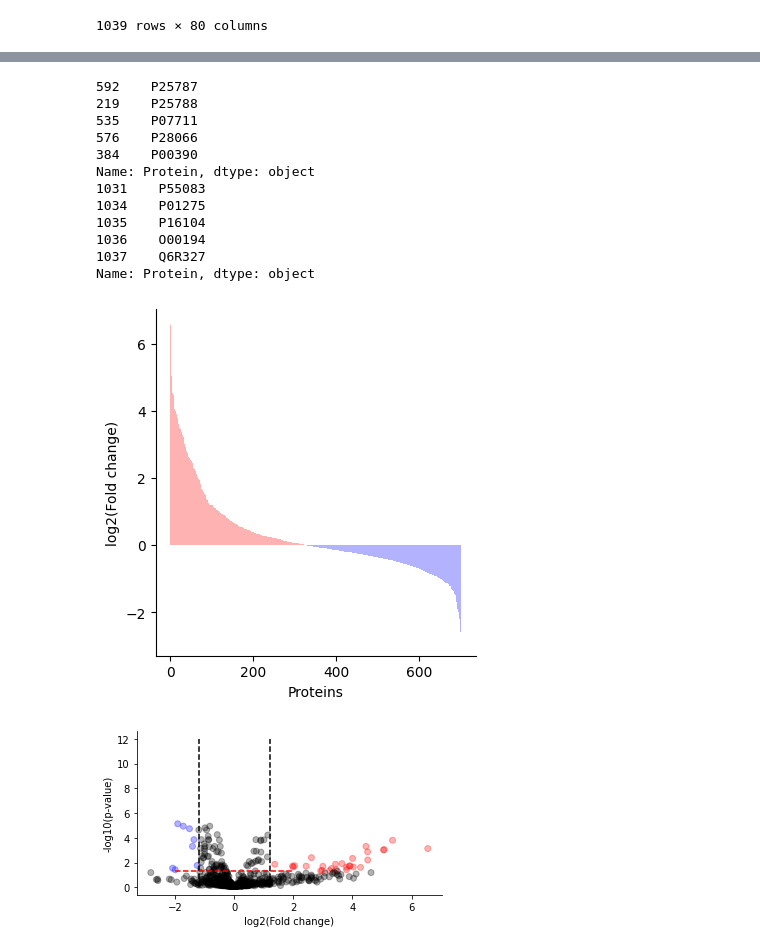
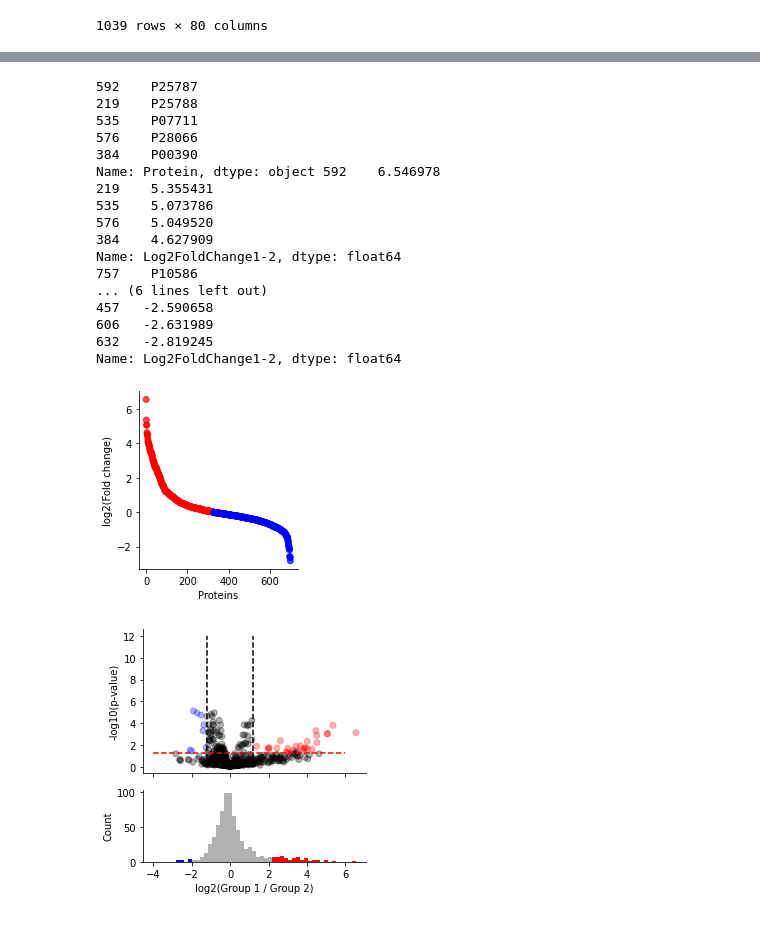
Before and after one commit to ErikHartman/sepsis-ml, a Jupyter notebook: src/general.ipynb, the cells around one changed output, grey strips where cells are left out. Cells and saved outputs as stored; diff of their text form; code cells hidden in the pictures.

```diff
--- a/src/general.ipynb
+++ b/src/general.ipynb
@@ -217,58 +226,68 @@ plt.tight_layout()
 # %%
 compare_df = compare_df.sort_values('Log2FoldChange1-2', ascending=False)
-print(compare_df[0:5].Protein)
-print(compare_df[len(compare_df.index)-5:len(compare_df.index)].Protein)
-plt.rcParams["figure.figsize"] = (5,3)
-g = plt.bar(x=range(len(compare_df.index)), height=compare_df['Log2FoldChange1-2'], align='edge', alpha=0.8, width=1.0,color='red', label='Group 1')
-for p in range(len(g.patches)):
-    height = g.patches[p].get_height()
 
-    if height < 0 :
-        g.patches[p].set_facecolor('blue')
-    elif height > 0:
-        g.patches[p].set_facecolor('red')
+compare_df_no_NaN = compare_df.dropna(subset=['Log2FoldChange1-2'])
+print(compare_df_no_NaN[:5].Protein, compare_df_no_NaN[:5]['Log2FoldChange1-2'])
+print(compare_df_no_NaN[len(compare_df_no_NaN.index)-5:len(compare_df_no_NaN.index)].Protein,
+      compare_df_no_NaN[len(compare_df_no_NaN.index)-5:len(compare_df_no_NaN.index)]['Log2FoldChange1-2'])
+plt.rcParams["figure.figsize"] = (3,3)
+def pltcolor(vals):
+    cols=[]
+    for y in vals:
+        if y > 0:
+            cols.append('red')
+        else:
+            cols.append('blue')
+    return cols
+colors = pltcolor(compare_df['Log2FoldChange1-2'].values)
+g = plt.scatter(x=range(len(compare_df.index)),y=compare_df['Log2FoldChange1-2'], alpha=0.7,color=colors)
 sns.despine()
 plt.ylabel('log2(Fold change)')
 plt.tight_layout()
 plt.xlabel('Proteins')
-#plt.savefig('../plots/general/FCBar.jpg', dpi=300)
+plt.savefig('../plots/general/FCBar.jpg', dpi=300)
 # %% [output]
 592    P25787
 219    P25788
 535    P07711
 576    P28066
 384    P00390
-Name: Protein, dtype: object
-1031    P55083
-1034    P01275
-1035    P16104
-1036    O00194
-1037    Q6R327
-Name: Protein, dtype: object
+Name: Protein, dtype: object 592    6.546978
+219    5.355431
+535    5.073786
+576    5.049520
+384    4.627909
+Name: Log2FoldChange1-2, dtype: float64
+757    P10586
+... (6 lines left out)
+457   -2.590658
+606   -2.631989
+632   -2.819245
+Name: Log2FoldChange1-2, dtype: float64
-[figure, old version]
+[figure, new version]
 # %%
 compare_df['logPValue'] = -1.0 * np.log10(compare_df['CorrectedPValue'])
 compare_df['color'] = compare_df.apply(lambda x: color_if_significant(x), axis=1)
-fig, ax = plt.subplots(2,1,sharex=True, figsize = (5,4), gridspec_kw={'height_ratios': [2, 1]})
-ax[0].scatter(x=df['Log2FoldChange1-2'].values , y=df['logPValue'].values, color=df['color'].values, alpha=0.3)
+fig, ax = plt.subplots(2,1,sharex=True, figsize = (4,4), gridspec_kw={'height_ratios': [2, 1]})
+ax[0].scatter(x=compare_df['Log2FoldChange1-2'].values , y=compare_df['logPValue'].values, color=compare_df['color'].values, alpha=0.3)
 
 ax[0].vlines(1.2, ymin=0, ymax=12, color='k', linestyle='dashed')
 ax[0].vlines(-1.2, ymin=0, ymax=12,color='k', linestyle='dashed')
-ax[0].hlines(1.31, xmin=-6, xmax=6, color='red', linestyle='dashed')
+ax[0].hlines(1.31, xmin=-4, xmax=6, color='red', linestyle='dashed')
 ax[0].set_ylabel('-log10(p-value)')
 
-g = sns.histplot(df['Log2FoldChange1-2'].values, color='black',alpha=0.3, linewidth=0, ax = ax[1])
+g = sns.histplot(compare_df['Log2FoldChange1-2'].values, color='black',alpha=0.3, linewidth=0, ax = ax[1])
 for p in range(len(g.patches)):
     x,_ = g.patches[p].xy
     if x < -2:
         g.patches[p].set_facecolor('blue')
     elif x > 2:
         g.patches[p].set_facecolor('red')
 
 ax[1].set_ylabel('Count')
 plt.xlabel('log2(Group 1 / Group 2)')
 plt.tight_layout()
 sns.despine()
-plt.savefig('../plots/general/PeptideVolcanoHist.jpg', dpi=300)
+plt.savefig('../plots/general/ProteinVolcanoHist.jpg', dpi=300)
 # %% [output]
-[figure, old version]
+[figure, new version]
```
Also changed, not shown: parts of 8 cells of this notebook, 3 other files.
